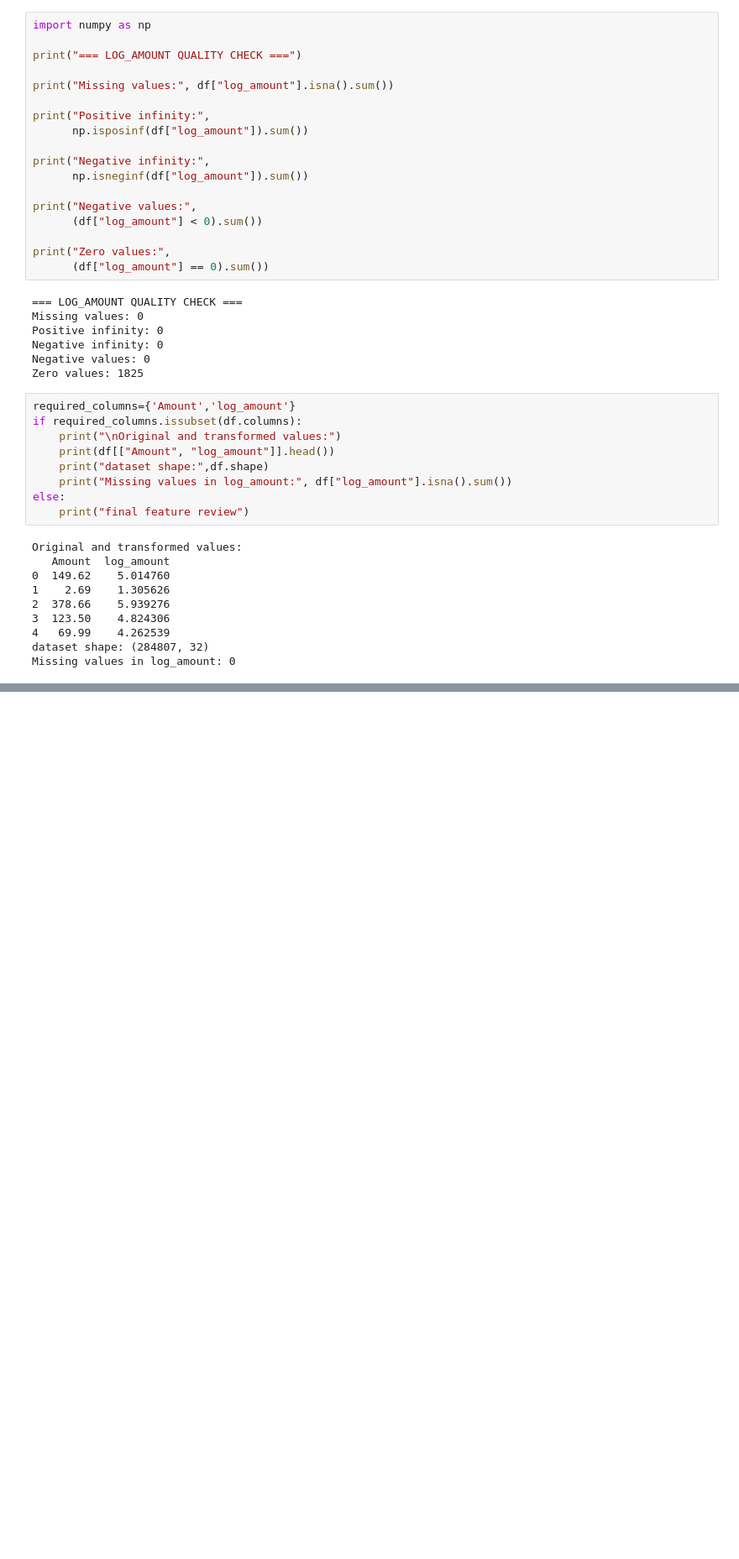
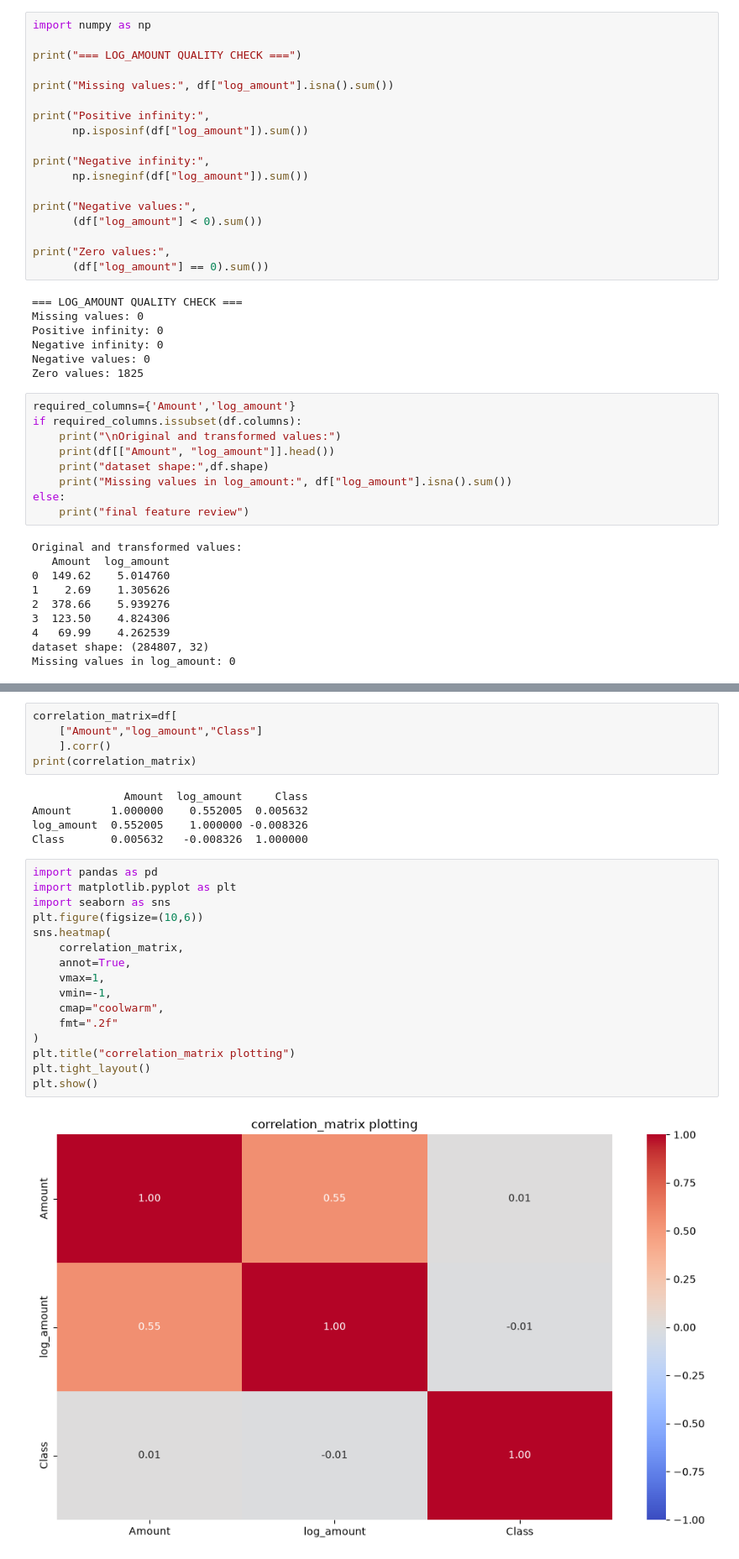
Before and after one commit to RamprakashReddy42/ml-engineer-progress-day-to-day-phase-3, a Jupyter notebook: feature engineering.ipynb, the cells around one changed output, grey strips where cells are left out. Shown at 84% size. Drawn from its saved outputs; the diff is of its cells as text; blank space fills up the shorter version.

```diff
--- a/feature engineering.ipynb
+++ b/feature engineering.ipynb
@@ -417,0 +452,28 @@ Missing values in log_amount: 0
+# %%
+correlation_matrix=df[
+    ["Amount","log_amount","Class"]
+    ].corr()
+print(correlation_matrix)
+# %% [output]
+              Amount  log_amount     Class
+Amount      1.000000    0.552005  0.005632
+log_amount  0.552005    1.000000 -0.008326
+Class       0.005632   -0.008326  1.000000
+# %%
+import pandas as pd
+import matplotlib.pyplot as plt
+import seaborn as sns
+plt.figure(figsize=(10,6))
+sns.heatmap(
+    correlation_matrix,
+    annot=True,
+    vmax=1,
+    vmin=-1,
+    cmap="coolwarm",
+    fmt=".2f"
+)
+plt.title("correlation_matrix plotting")
+plt.tight_layout()
+plt.show()
+# %% [output]
+[figure, added]
```
Also changed, not shown: parts of 4 cells of this notebook.
